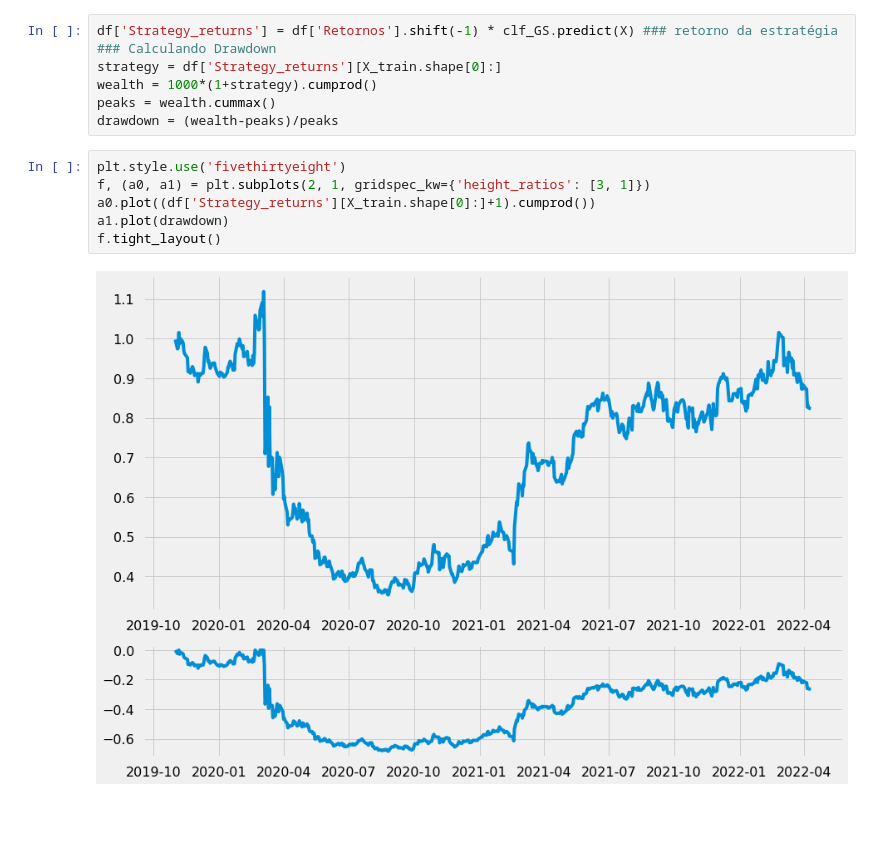
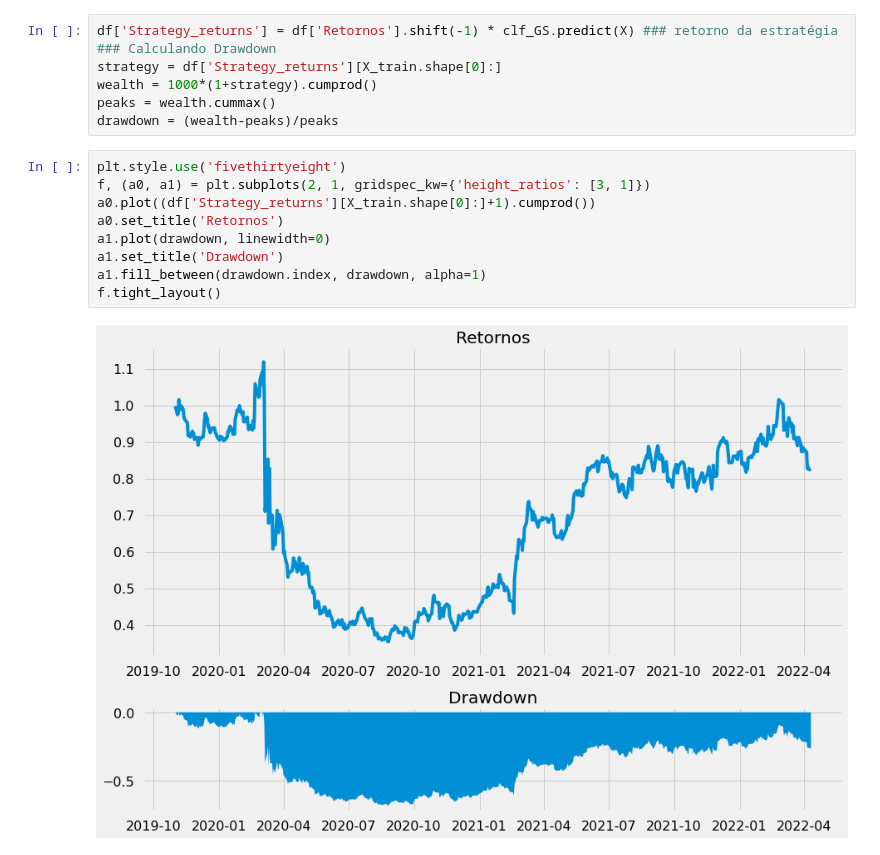
Before and after one commit to Jhonattanln/Decision_Tree, a Jupyter notebook: Decision_Tree_Classifier.ipynb, the cells around one changed output. Drawn from its saved outputs; the diff is of its cells as text; blank space fills up the shorter version.

```diff
--- a/Decision_Tree_Classifier.ipynb
+++ b/Decision_Tree_Classifier.ipynb
@@ -129,8 +129,11 @@ drawdown = (wealth-peaks)/peaks
 # %%
 plt.style.use('fivethirtyeight')
 f, (a0, a1) = plt.subplots(2, 1, gridspec_kw={'height_ratios': [3, 1]})
 a0.plot((df['Strategy_returns'][X_train.shape[0]:]+1).cumprod())
-a1.plot(drawdown)
+a0.set_title('Retornos')
+a1.plot(drawdown, linewidth=0)
+a1.set_title('Drawdown')
+a1.fill_between(drawdown.index, drawdown, alpha=1)
 f.tight_layout()
 # %% [output]
-[figure, old version]
+[figure, new version]
```
Also changed, not shown: parts of 1 cell of this notebook.
